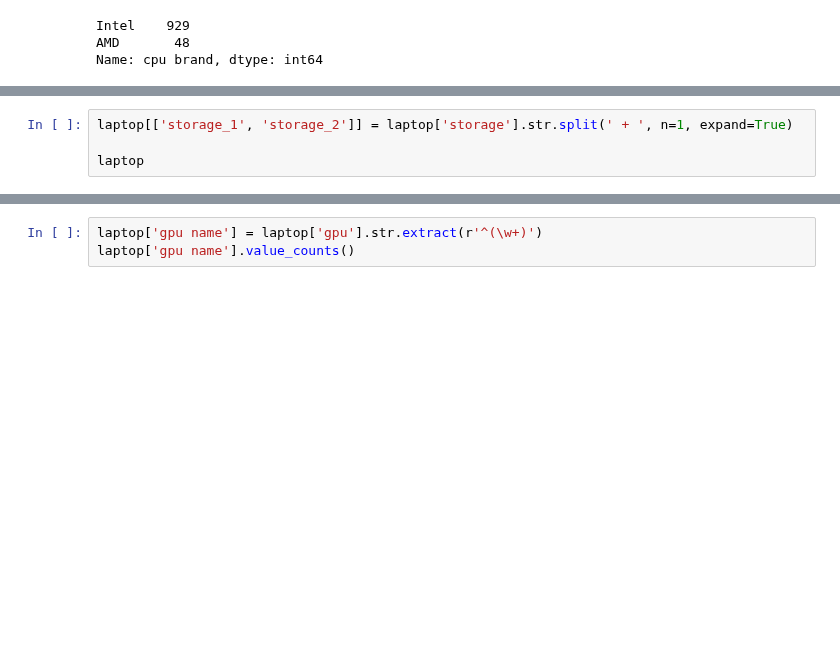
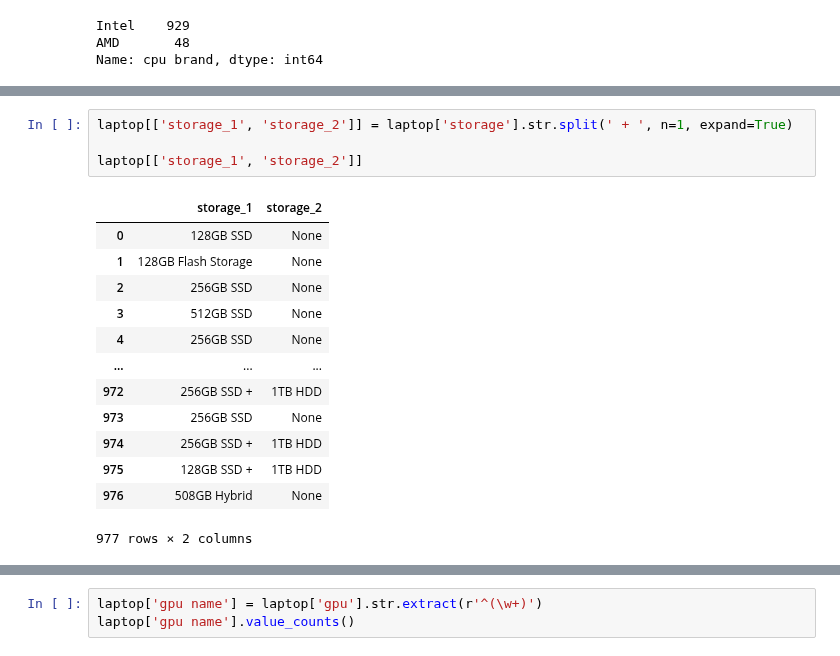
Before and after one commit to indraJuliansyahPutra/Laptop-Price, a Jupyter notebook: clean.ipynb, the cells around one changed output, grey strips where cells are left out. Drawn from its saved outputs; the diff is of its cells as text; blank space fills up the shorter version.

```diff
--- a/clean.ipynb
+++ b/clean.ipynb
@@ -438,6 +466,20 @@ laptop['storage']
 # %%
 laptop[['storage_1', 'storage_2']] = laptop['storage'].str.split(' + ', n=1, expand=True)
 
-laptop
+laptop[['storage_1', 'storage_2']]
+# %% [output]
+|  | storage_1 | storage_2 |
+| 0 | 128GB SSD | None |
+| 1 | 128GB Flash Storage | None |
+| 2 | 256GB SSD | None |
+| 3 | 512GB SSD | None |
+| 4 | 256GB SSD | None |
+| ... | ... | ... |
+| 972 | 256GB SSD + | 1TB HDD |
+| 973 | 256GB SSD | None |
+| 974 | 256GB SSD + | 1TB HDD |
+| 975 | 128GB SSD + | 1TB HDD |
+| 976 | 508GB Hybrid | None |
+977 rows × 2 columns
 # %%
 laptop['storage_1'] = laptop['storage_1'].str.replace('+', ' ')
```
Also changed, not shown: parts of 15 cells of this notebook.
